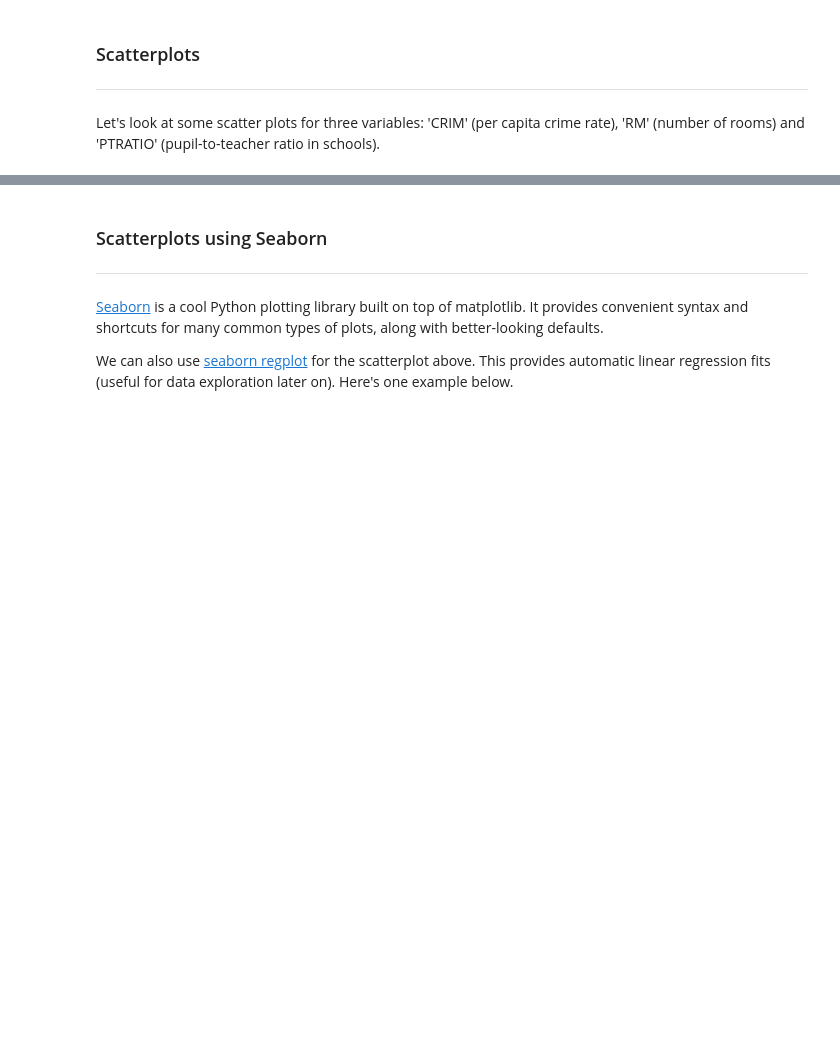
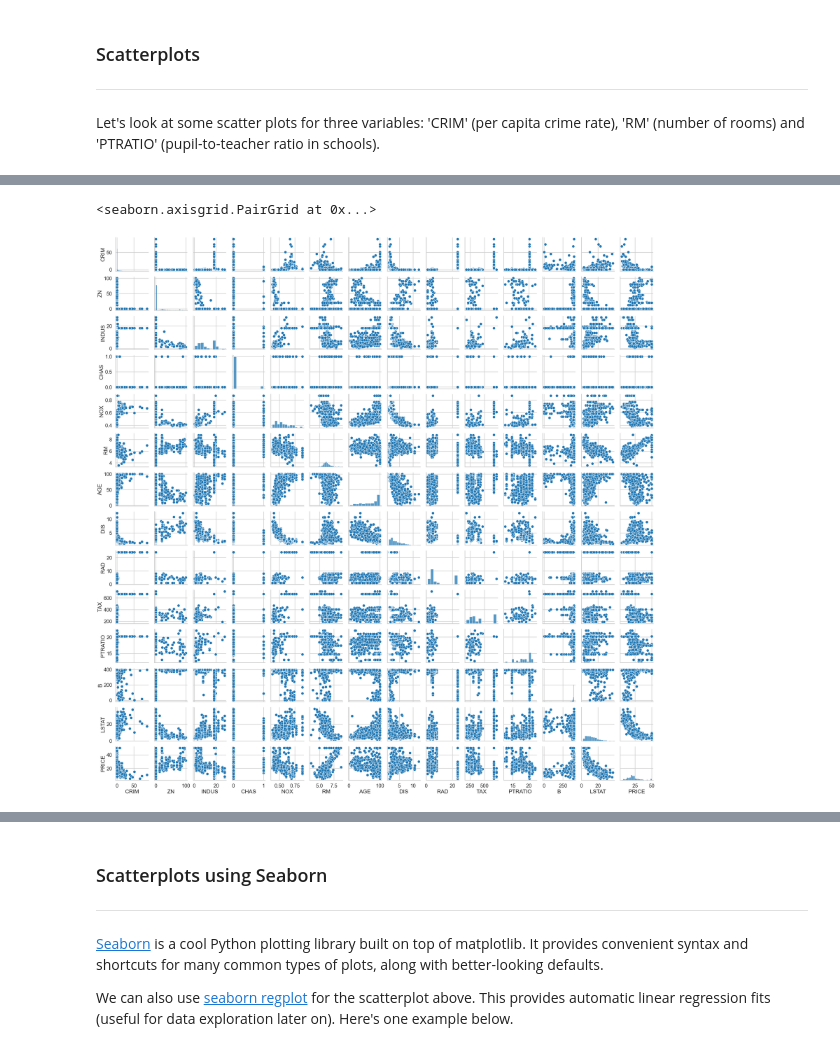
Before and after one commit to geojenk/SpringboardChallenges, a Jupyter notebook: Case Study - Boston Housing/Mini_Project_Linear_Regression.ipynb, the cells around one changed output, grey strips where cells are left out. Saved outputs shown, nothing was run; the diff lists cells and outputs as text; code cells hidden in the pictures; blank space fills up the shorter version.

```diff
--- a/Case Study - Boston Housing/Mini_Project_Linear_Regression.ipynb
+++ b/Case Study - Boston Housing/Mini_Project_Linear_Regression.ipynb
@@ -204,2 +252,6 @@ plt.title("Relationship between CRIM and Price")
 # %%
 # your turn: create some other scatter plots
+sns.pairplot(bos)
+# %% [output]
+<seaborn.axisgrid.PairGrid at 0x...>
+[figure, added]
```
Also changed, not shown: parts of 66 cells of this notebook.
